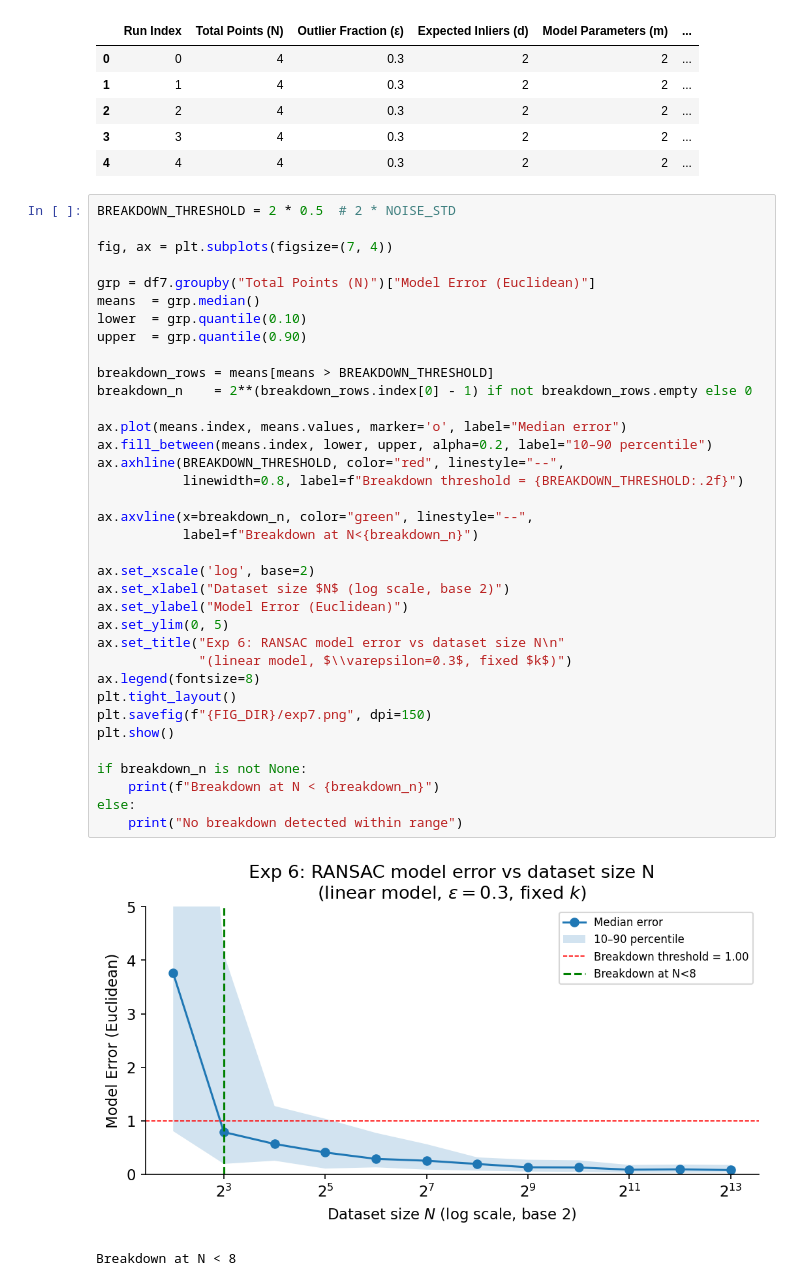
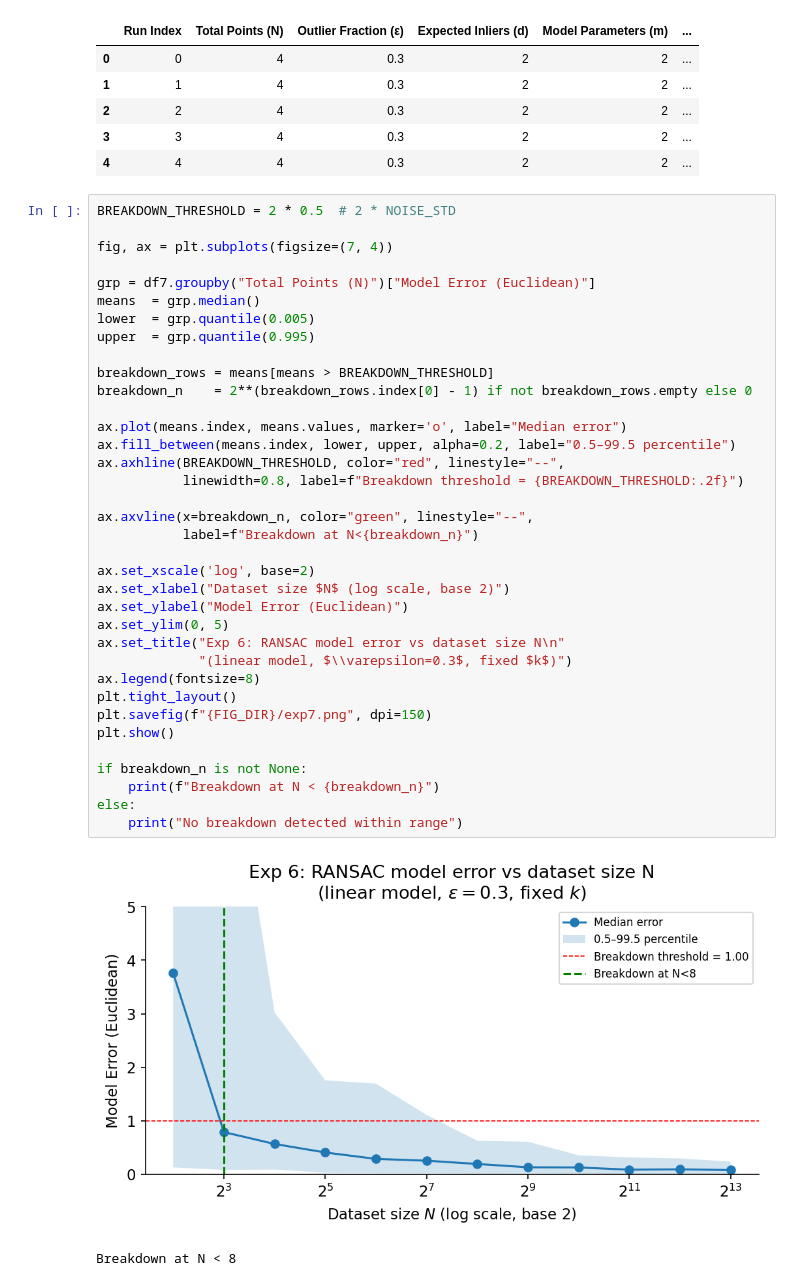
Before and after one commit to arshsinghphd/RANSAC-analysis, a Jupyter notebook: empirical_analysis/ransac_notebook.ipynb, the cells around one changed output. Saved outputs shown, nothing was run; the diff lists cells and outputs as text.

Commit message:
0.05 - 0.95 percentile for exp 6

```diff
--- a/empirical_analysis/ransac_notebook.ipynb
+++ b/empirical_analysis/ransac_notebook.ipynb
@@ -610,35 +610,35 @@ fig, ax = plt.subplots(figsize=(7, 4))
 
 grp = df7.groupby("Total Points (N)")["Model Error (Euclidean)"]
 means  = grp.median()
-lower  = grp.quantile(0.10)
-upper  = grp.quantile(0.90)
+lower  = grp.quantile(0.005)
+upper  = grp.quantile(0.995)
 
 breakdown_rows = means[means > BREAKDOWN_THRESHOLD]
 breakdown_n    = 2**(breakdown_rows.index[0] - 1) if not breakdown_rows.empty else 0
 
 ax.plot(means.index, means.values, marker='o', label="Median error")
-ax.fill_between(means.index, lower, upper, alpha=0.2, label="10–90 percentile")
+ax.fill_between(means.index, lower, upper, alpha=0.2, label="0.5–99.5 percentile")
 ax.axhline(BREAKDOWN_THRESHOLD, color="red", linestyle="--",
            linewidth=0.8, label=f"Breakdown threshold = {BREAKDOWN_THRESHOLD:.2f}")
 
 ax.axvline(x=breakdown_n, color="green", linestyle="--",
            label=f"Breakdown at N<{breakdown_n}")
 
 ax.set_xscale('log', base=2)
 ax.set_xlabel("Dataset size $N$ (log scale, base 2)")
 ax.set_ylabel("Model Error (Euclidean)")
 ax.set_ylim(0, 5)
 ax.set_title("Exp 6: RANSAC model error vs dataset size N\n"
              "(linear model, $\\varepsilon=0.3$, fixed $k$)")
 ax.legend(fontsize=8)
 plt.tight_layout()
 plt.savefig(f"{FIG_DIR}/exp7.png", dpi=150)
 plt.show()
 
 if breakdown_n is not None:
     print(f"Breakdown at N < {breakdown_n}")
 else:
     print("No breakdown detected within range")
 # %% [output]
-[figure, old version]
+[figure, new version]
 Breakdown at N < 8
```
Also changed, not shown: 1 other file.
